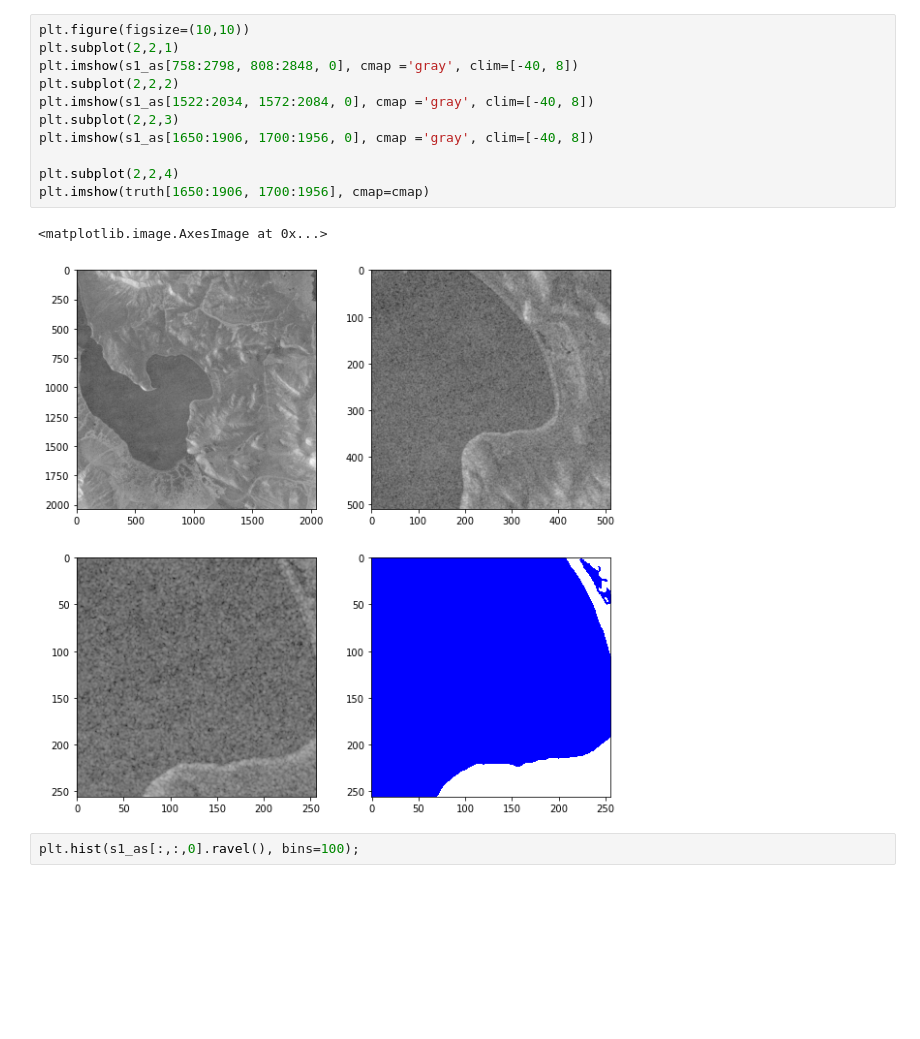
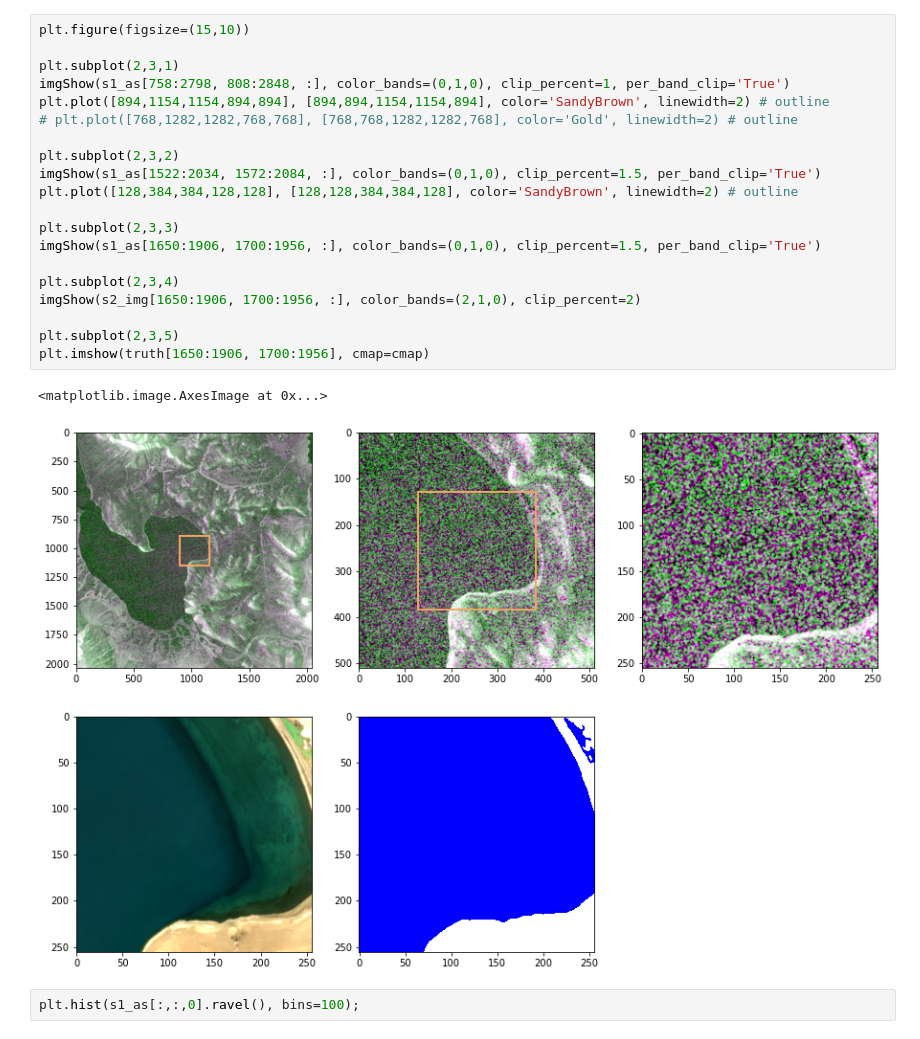
Before and after one commit to xinluo2018/Tibet-Water-2020, a Jupyter notebook: visual/img_visual.ipynb, the cells around one changed output. Drawn from its saved outputs; the diff is of its cells as text; blank space fills up the shorter version.

```diff
--- a/visual/img_visual.ipynb
+++ b/visual/img_visual.ipynb
@@ -31,17 +35,26 @@ plt.imshow(truth, cmap=cmap)
-# %%
-plt.figure(figsize=(10,10))
-plt.subplot(2,2,1)
-plt.imshow(s1_as[758:2798, 808:2848, 0], cmap ='gray', clim=[-40, 8])
-plt.subplot(2,2,2)
-plt.imshow(s1_as[1522:2034, 1572:2084, 0], cmap ='gray', clim=[-40, 8])
-plt.subplot(2,2,3)
-plt.imshow(s1_as[1650:1906, 1700:1956, 0], cmap ='gray', clim=[-40, 8])
-
-plt.subplot(2,2,4)
-plt.imshow(truth[1650:1906, 1700:1956], cmap=cmap)
-# %% [output]
-<matplotlib.image.AxesImage at 0x...>
-[figure, removed]
+# %%
+plt.figure(figsize=(15,10))
+
+plt.subplot(2,3,1)
+imgShow(s1_as[758:2798, 808:2848, :], color_bands=(0,1,0), clip_percent=1, per_band_clip='True')
+plt.plot([894,1154,1154,894,894], [894,894,1154,1154,894], color='SandyBrown', linewidth=2) # outline
+# plt.plot([768,1282,1282,768,768], [768,768,1282,1282,768], color='Gold', linewidth=2) # outline
+
+plt.subplot(2,3,2)
+imgShow(s1_as[1522:2034, 1572:2084, :], color_bands=(0,1,0), clip_percent=1.5, per_band_clip='True')
+plt.plot([128,384,384,128,128], [128,128,384,384,128], color='SandyBrown', linewidth=2) # outline
+
+plt.subplot(2,3,3)
+imgShow(s1_as[1650:1906, 1700:1956, :], color_bands=(0,1,0), clip_percent=1.5, per_band_clip='True')
+
+plt.subplot(2,3,4)
+imgShow(s2_img[1650:1906, 1700:1956, :], color_bands=(2,1,0), clip_percent=2)
+
+plt.subplot(2,3,5)
+plt.imshow(truth[1650:1906, 1700:1956], cmap=cmap)
+# %% [output]
+<matplotlib.image.AxesImage at 0x...>
+[figure, added]
 # %%
 plt.hist(s1_as[:,:,0].ravel(), bins=100);
 # %% [output]
```
Also changed, not shown: parts of 4 cells of this notebook, 19 other files.
